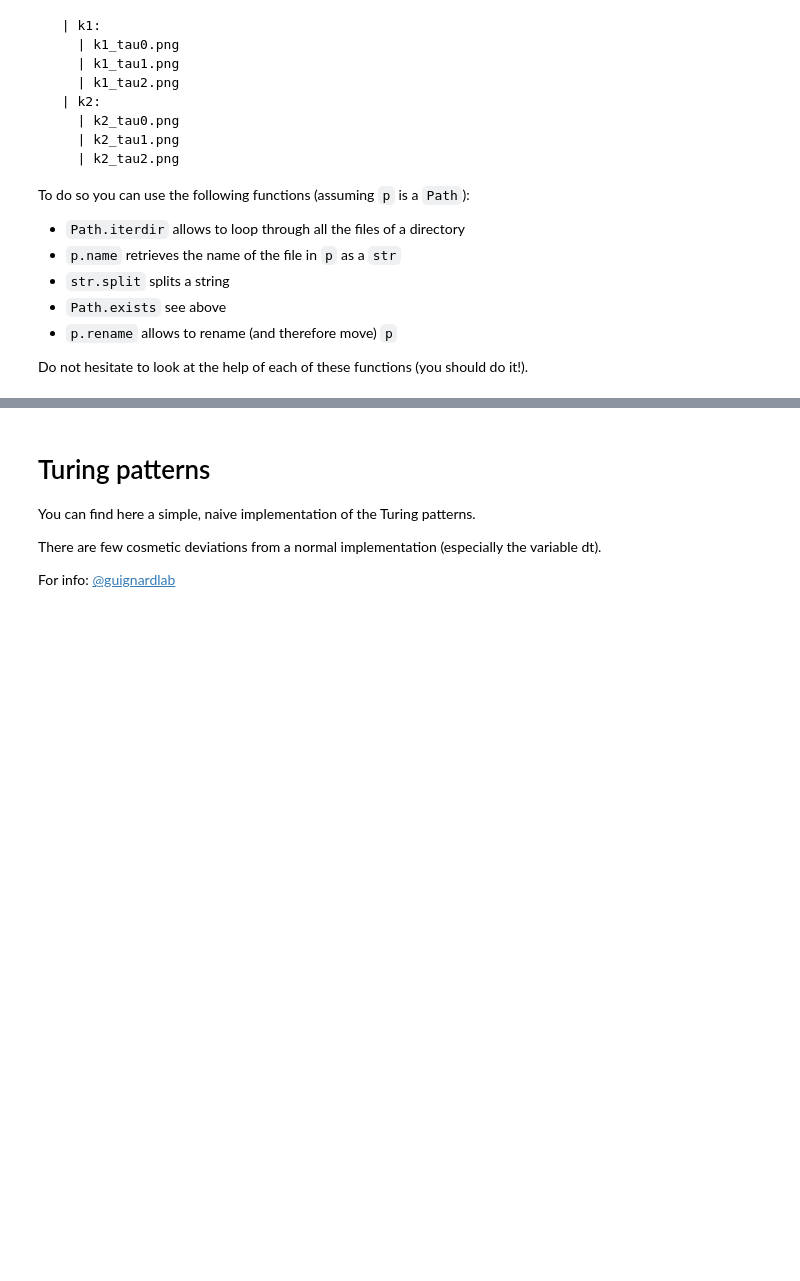
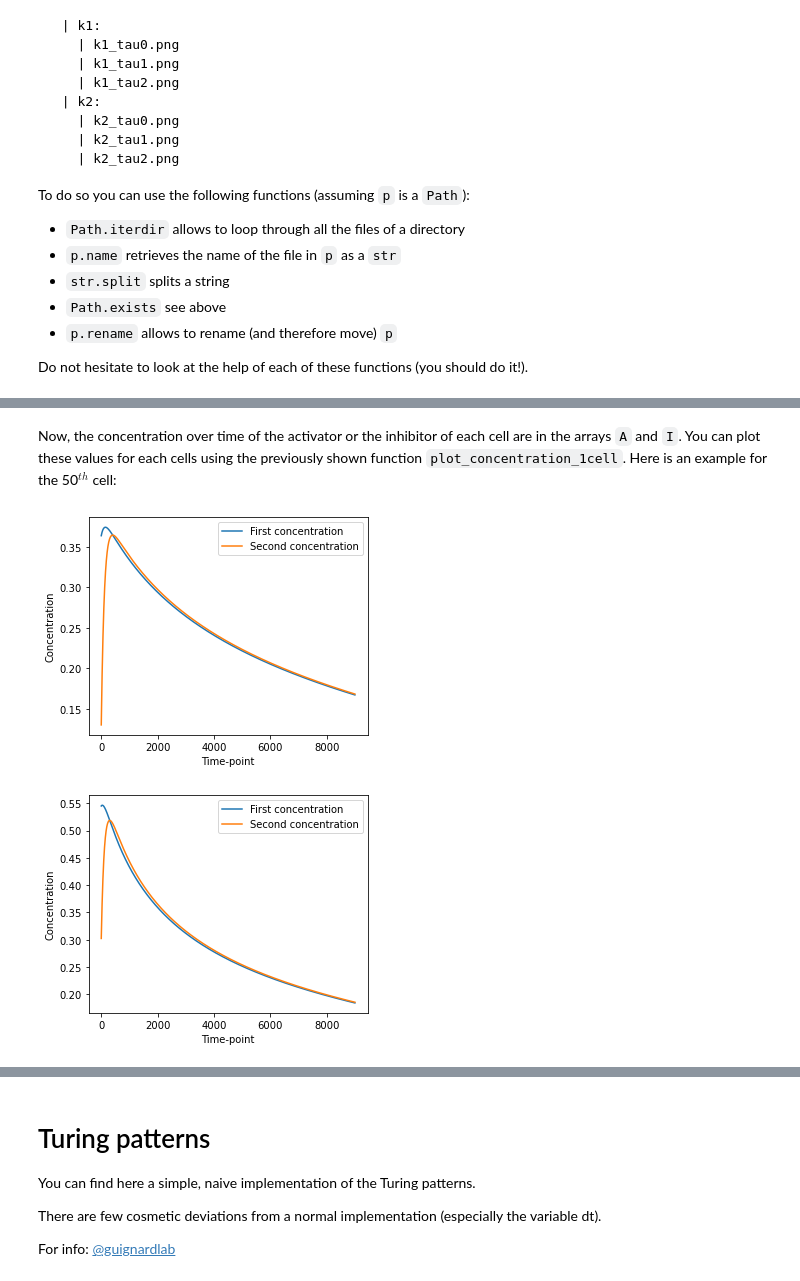
Before and after one commit to GuignardLab/CenTuri-Course, a Jupyter notebook: Turing-course.ipynb, the cells around one changed output, grey strips where cells are left out. Cells and saved outputs as stored; diff of their text form; code cells hidden in the pictures; blank space fills up the shorter version.

```diff
--- a/Turing-course.ipynb
+++ b/Turing-course.ipynb
@@ -1125,0 +1453,21 @@ for f in p.iterdir():
+# %%
+A = np.zeros((size, n))
+I = np.zeros((size, n))
+np.random.seed(0)
+A[:, 0] = np.random.random(100)
+np.random.seed(1)
+I[:, 0] = np.random.random(100)
+
+for cell_num, (a, i) in enumerate(zip(A[:, 0], I[:, 0])):
+    A_cell, I_cell = compute_AI(a, i, dt, k, tau, n)
+    A[cell_num, :] = A_cell
+    I[cell_num, :] = I_cell
+# %% [markdown]
+Now, the concentration over time of the activator or the inhibitor of each cell are in the arrays `A` and `I`.
+You can plot these values for each cells using the previously shown function `plot_concentration_1cell`. Here is an example for the 50$^{th}$ cell:
+# %%
+plot_concentration_1cell(A[49], I[49])
+plot_concentration_1cell(A[3], I[3])
+# %% [output]
+[figure, added]
+[figure, added]
```
Also changed, not shown: parts of 27 cells of this notebook, 2 other files.
